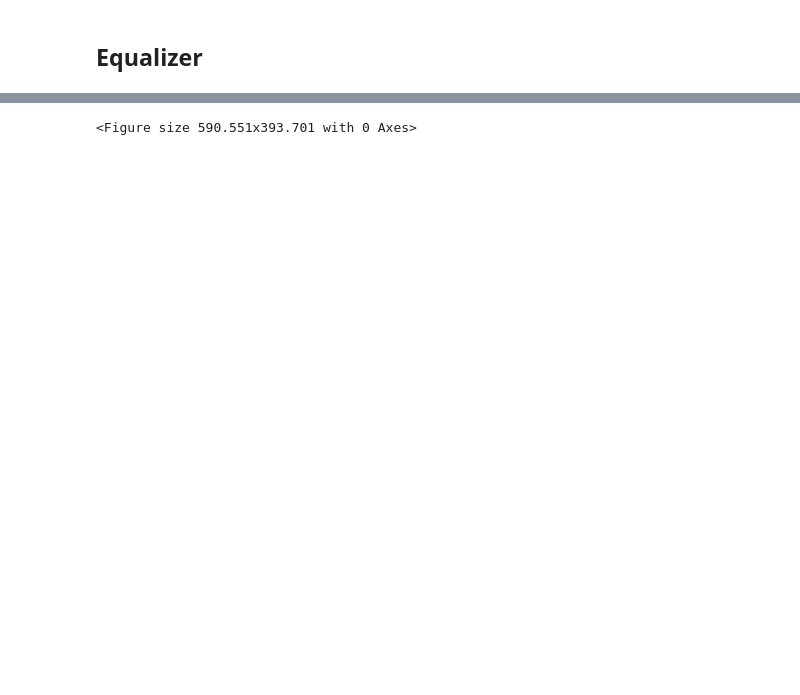
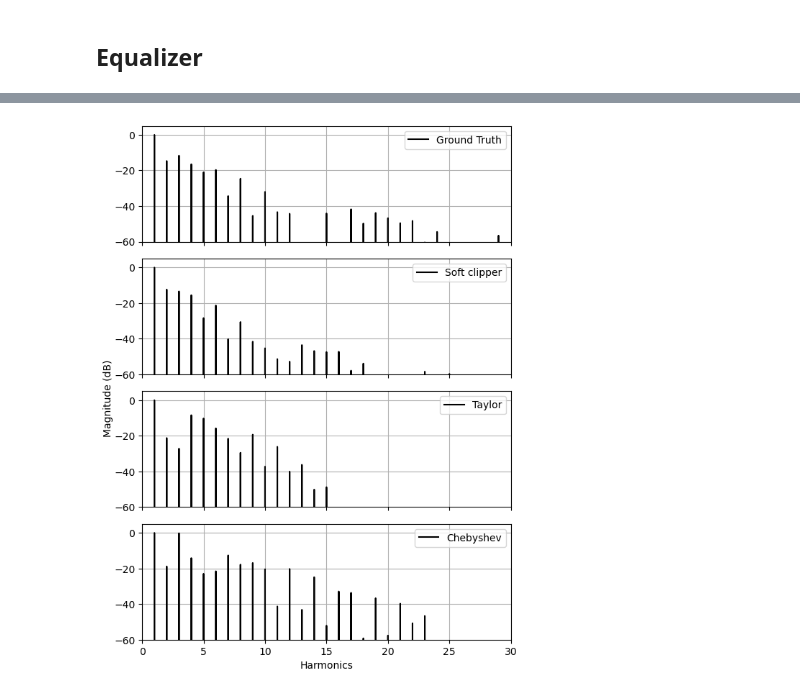
Before and after one commit to peladeaucome/ICASSP-2024-BEAFX-using-DDSP, a Jupyter notebook: export_audios copy.ipynb, the cells around one changed output, grey strips where cells are left out. Saved outputs shown, nothing was run; the diff lists cells and outputs as text; code cells hidden in the pictures; blank space fills up the shorter version.

```diff
--- a/export_audios copy.ipynb
+++ b/export_audios copy.ipynb
@@ -74,4 +89,0 @@ Test dataset length : 50
-# %%
-x, y, q = test_dataset[10]
-x=x.unsqueeze(0)
-display(Audio(data=x[0,0].clone().cpu().numpy(), rate=44100))
@@ -79,0 +334,10 @@ display(Audio(data=x[0,0].clone().cpu().numpy(), rate=44100))
+# %%
+encoder_type = "mee"
+afx_list =["dist", 'taylor', 'chebyshev']
+labels_list={"dist":"Soft clipper", "taylor":'Taylor', 'chebyshev':'Chebyshev'}
+sfx="dist"
+loss_type="mel"
+prefix=''
+suffix=''
+
+SFX_chain = get_fx_list(sfx, synthesis_ranges_dict_path="configs/synthesis_controls_ranges.yaml")
@@ -80,27 +363,32 @@ display(Audio(data=x[0,0].clone().cpu().numpy(), rate=44100))
 # %%
 styles = {
-    "Graphic": '--',
-    "Parametric" : '-.',
+    "Soft clipper": 'k-',
+    "Taylor" : '-k',
+    "Chebyshev": '-k',
     "Ground Truth" : 'k-'}
 # %%
 
-compute=False
-export= False
+compute=True
+export= True
 exports={}
+
+f0 = 100
 if compute:
 
-    x=x.to(device)
+    x=x.to('cpu')
 
 
     outputs = {}
 
     with torch.no_grad():
         q = torch.rand(batch_size, SFX_chain.num_controls)
+        #q = torch.Tensor([[
+        #    .8, .5, .8
+        #]])
 
-
-        imp = torch.zeros(batch_size, 1, sr_hz).to(device)
-        for i in range(batch_size):
-            imp[i,0,0]=1
+        imp = torch.arange(sr_hz).reshape(1, 1, sr_hz)
+        imp = imp*torch.ones(batch_size, 1, 1)
+        imp = torch.sin(imp/sr_hz*2*np.pi*f0)
 
 
         y = SFX_chain(x, q =q)
@@ -109,6 +397,10 @@ if compute:
 
         exports['Input'] = x.clone().detach().cpu().numpy()
         exports['GT'] = y.clone().detach().cpu().numpy()
+
+        x=x.to(device)
+        y=y.to(device)
+        imp=imp.to(device)
 
         for label, netAFX in netAFX_list.items():
             controller=netAFX['net']
@@ -135,26 +427,38 @@ for label in exports.keys():
 
 if export:
     for label, sig in exports.items():
-        scipy.io.wavfile.write(filename=f'Exports/EQ/{label}.wav', rate=44100, data=sig)
+        scipy.io.wavfile.write(filename=f'Exports/Distortion/{label}_{song_idx}.wav', rate=44100, data=sig)
 
 
-plt.figure(figsize = (15*cm, 10*cm))
-for label, sig in outputs.items():
+keys=list(outputs.keys())
+fig, ax = plt.subplots(figsize = (15*cm, 20*cm), nrows=len(keys), ncols=1, sharex=True)
+
+for idx in range(len(ax)):
+    label=keys[idx]
+    sig=outputs[label]
 
     sig = sig[0,0,:]
+    sig=sig-np.mean(sig, axis=-1, keepdims=True)
+    sig=sig/RMS(sig)
 
     x_fft = np.fft.rfft(sig)
-    f = np.fft.rfftfreq(n=len(sig), d = 1/44100)
+    x_fft = x_fft/np.amax(np.abs(x_fft))
+    f = np.fft.rfftfreq(n=len(sig), d = 1/44100)/f0
 
-    line = plt.plot(f, dB20(x_fft/RMS(sig)),styles[label], label = label)
-plt.semilogx()
-plt.xlim(20, 22050)
-plt.ylim(-30, 30)
-plt.xlabel("Frequency (Hz)")
-plt.ylabel("Gain (dB)")
-plt.legend()
+
+    line = ax[idx].plot(f, dB20(x_fft/RMS(sig)),styles[label], label = label)
+    ax[idx].set_ylim(-60, 5)
+    ax[idx].grid()
+    ax[idx].legend()
+
+
+#plt.semilogx()
+plt.xlim(0, 30)
+plt.xlabel("Harmonics")
+fig.text(-0.0, 0.5, 'Magnitude (dB)', va='center', rotation='vertical')
 plt.tight_layout()
-#plt.savefig("Images/EQ_Matching.svg")
+if export:
+    plt.savefig(f"Exports/Distortion/Dist_Matching_{song_idx}.svg")
 plt.show()
 
 
@@ -166 +475 @@ NameError: name 'outputs' is not defined
-<Figure size 590.551x393.701 with 0 Axes>
+[figure, added]
```
Also changed, not shown: parts of 20 cells of this notebook, 19 other files.
